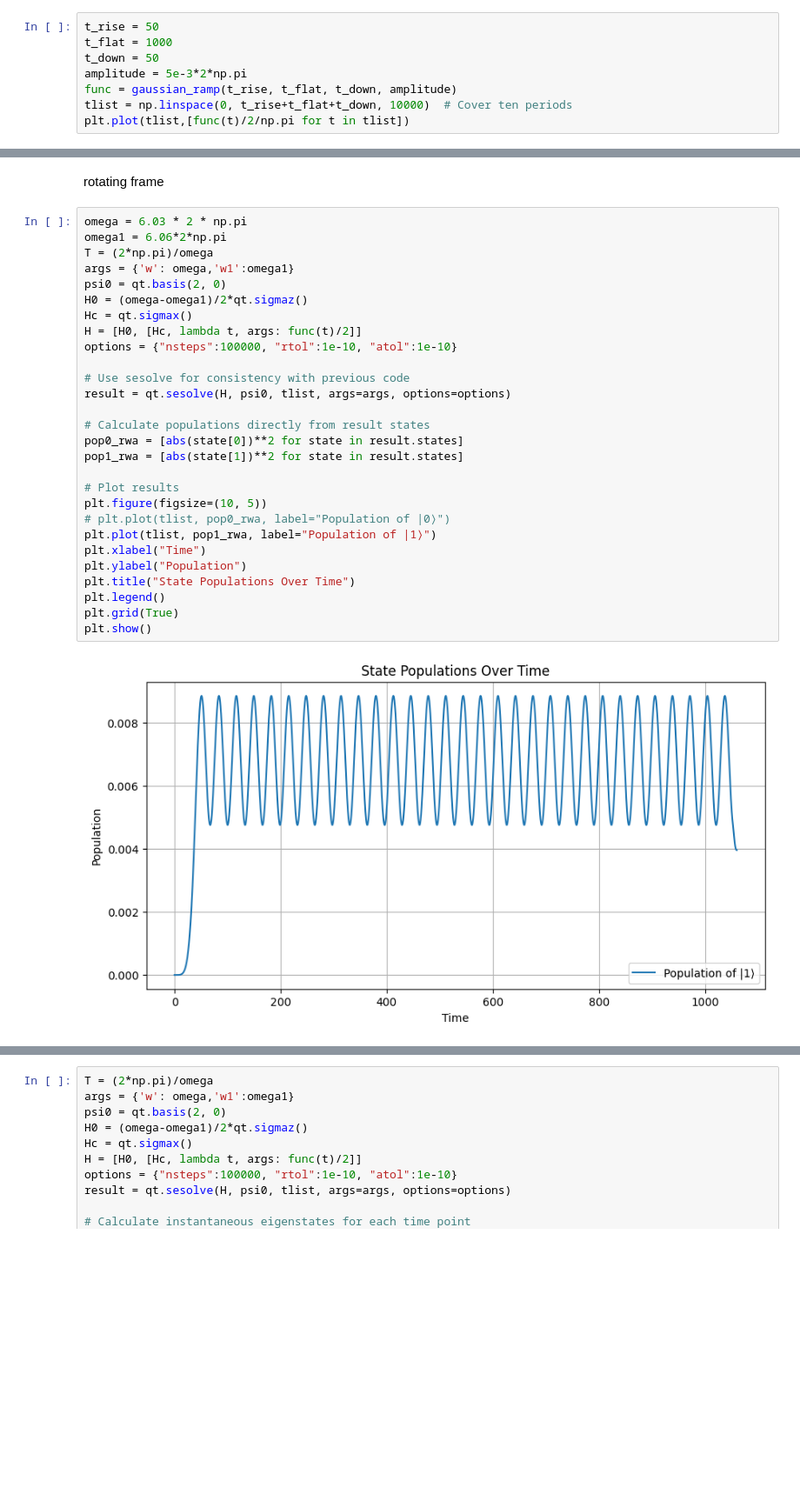
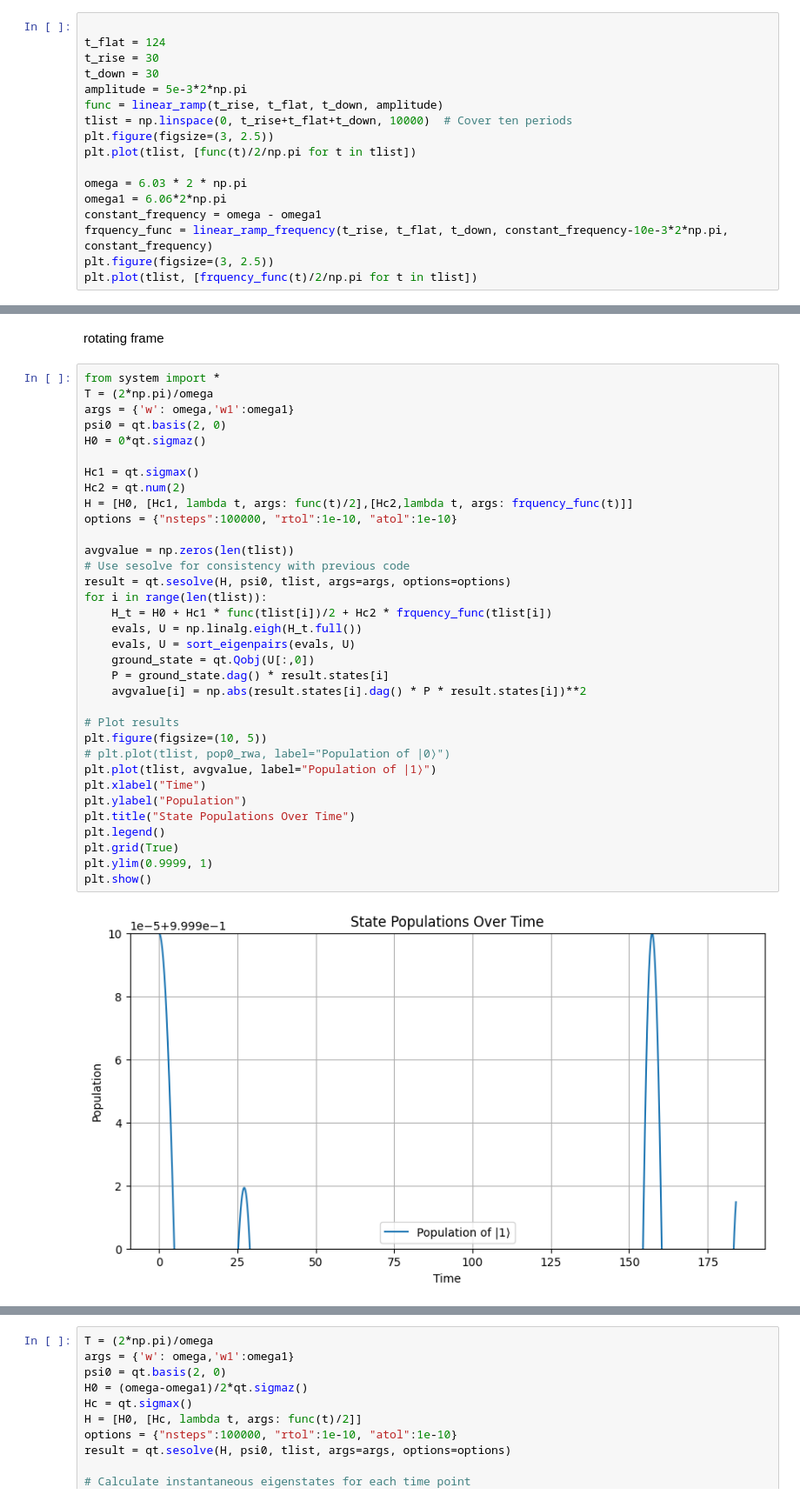
Before and after one commit to yunweilu/SNAIL, a Jupyter notebook: transmon/dynamics_qubit.ipynb, the cells around one changed output, grey strips where cells are left out. Shown at 87% size. Saved outputs shown, nothing was run; the diff lists cells and outputs as text; blank space fills up the shorter version.

```diff
--- a/transmon/dynamics_qubit.ipynb
+++ b/transmon/dynamics_qubit.ipynb
@@ -71,10 +102,19 @@ def linear_ramp(t_rise, t_flat, t_down, amplitude):
 # %%
-t_rise = 50
-t_flat = 1000
-t_down = 50
+
+t_flat = 124
+t_rise = 30
+t_down = 30
 amplitude = 5e-3*2*np.pi
-func = gaussian_ramp(t_rise, t_flat, t_down, amplitude)
+func = linear_ramp(t_rise, t_flat, t_down, amplitude)
 tlist = np.linspace(0, t_rise+t_flat+t_down, 10000)  # Cover ten periods
-plt.plot(tlist,[func(t)/2/np.pi for t in tlist])
+plt.figure(figsize=(3, 2.5))
+plt.plot(tlist, [func(t)/2/np.pi for t in tlist])
+
+omega = 6.03 * 2 * np.pi
+omega1 = 6.06*2*np.pi
+constant_frequency = omega - omega1
+frquency_func = linear_ramp_frequency(t_rise, t_flat, t_down, constant_frequency-10e-3*2*np.pi, constant_frequency)
+plt.figure(figsize=(3, 2.5))
+plt.plot(tlist, [frquency_func(t)/2/np.pi for t in tlist])
 # %% [output]
 [<matplotlib.lines.Line2D at 0x...>]
@@ -84,32 +125,38 @@ lab frame
 # %% [markdown]
 rotating frame
 # %%
-omega = 6.03 * 2 * np.pi
-omega1 = 6.06*2*np.pi
+from system import *
 T = (2*np.pi)/omega
 args = {'w': omega,'w1':omega1}
 psi0 = qt.basis(2, 0)
-H0 = (omega-omega1)/2*qt.sigmaz()
-Hc = qt.sigmax()
-H = [H0, [Hc, lambda t, args: func(t)/2]]
+H0 = 0*qt.sigmaz()
+
+Hc1 = qt.sigmax()
+Hc2 = qt.num(2)
+H = [H0, [Hc1, lambda t, args: func(t)/2],[Hc2,lambda t, args: frquency_func(t)]]
 options = {"nsteps":100000, "rtol":1e-10, "atol":1e-10}
 
+avgvalue = np.zeros(len(tlist))
 # Use sesolve for consistency with previous code
 result = qt.sesolve(H, psi0, tlist, args=args, options=options)
-
-# Calculate populations directly from result states
-pop0_rwa = [abs(state[0])**2 for state in result.states]
-pop1_rwa = [abs(state[1])**2 for state in result.states]
+for i in range(len(tlist)):
+    H_t = H0 + Hc1 * func(tlist[i])/2 + Hc2 * frquency_func(tlist[i])
+    evals, U = np.linalg.eigh(H_t.full())
+    evals, U = sort_eigenpairs(evals, U)
+    ground_state = qt.Qobj(U[:,0])
+    P = ground_state.dag() * result.states[i]
+    avgvalue[i] = np.abs(result.states[i].dag() * P * result.states[i])**2
 
 # Plot results
 plt.figure(figsize=(10, 5))
 # plt.plot(tlist, pop0_rwa, label="Population of |0⟩")
-plt.plot(tlist, pop1_rwa, label="Population of |1⟩")
+plt.plot(tlist, avgvalue, label="Population of |1⟩")
 plt.xlabel("Time")
 plt.ylabel("Population")
 plt.title("State Populations Over Time")
 plt.legend()
 plt.grid(True)
+plt.ylim(0.9999, 1)
 plt.show()
 # %% [output]
-[figure, old version]
+[figure, new version]
```
Also changed, not shown: parts of 3 cells of this notebook, 7 other files.
